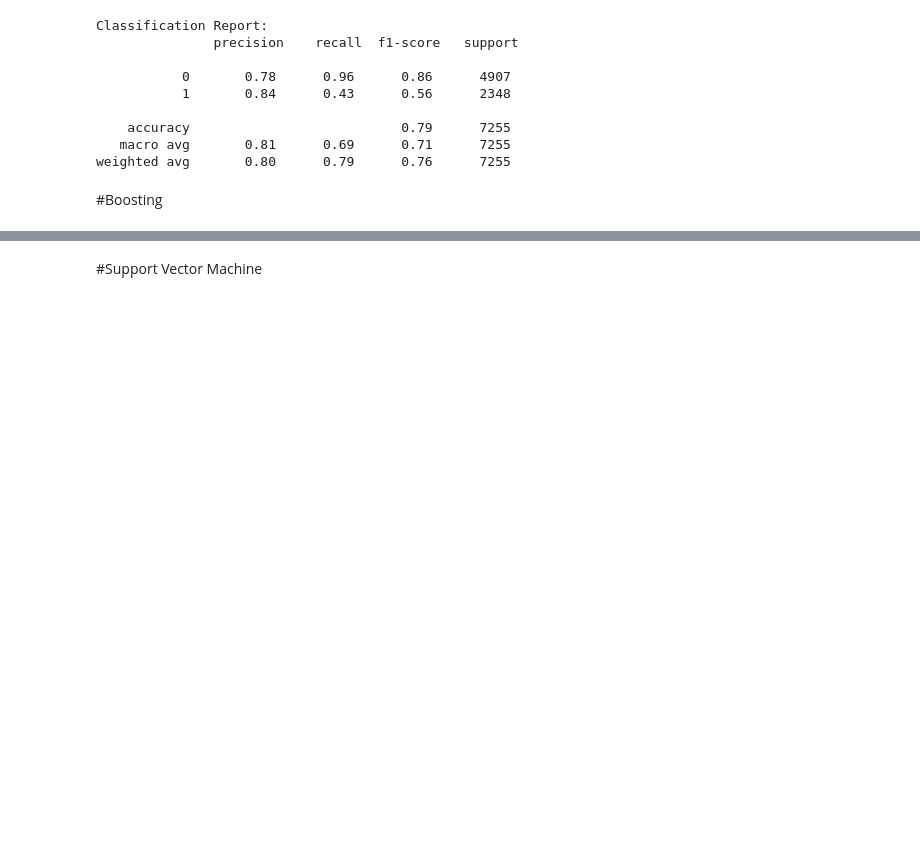
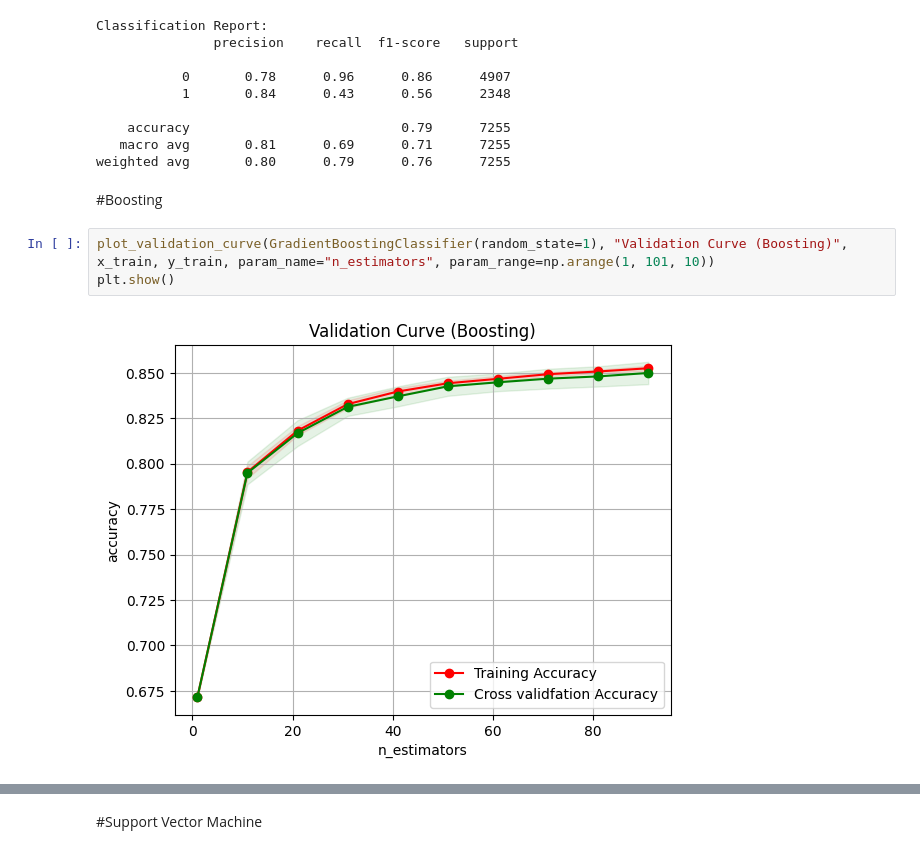
Before and after one commit to naralakamsani/supervised_learning, a Jupyter notebook: reservation_retention.ipynb, the cells around one changed output, grey strips where cells are left out. Saved outputs shown, nothing was run; the diff lists cells and outputs as text; blank space fills up the shorter version.

```diff
--- a/reservation_retention.ipynb
+++ b/reservation_retention.ipynb
@@ -156,3 +242,8 @@ Classification Report:
 weighted avg       0.80      0.79      0.76      7255
 # %% [markdown]
 #Boosting
+# %%
+plot_validation_curve(GradientBoostingClassifier(random_state=1), "Validation Curve (Boosting)", x_train, y_train, param_name="n_estimators", param_range=np.arange(1, 101, 10))
+plt.show()
+# %% [output]
+[figure, added]
```
Also changed, not shown: parts of 21 cells of this notebook.
